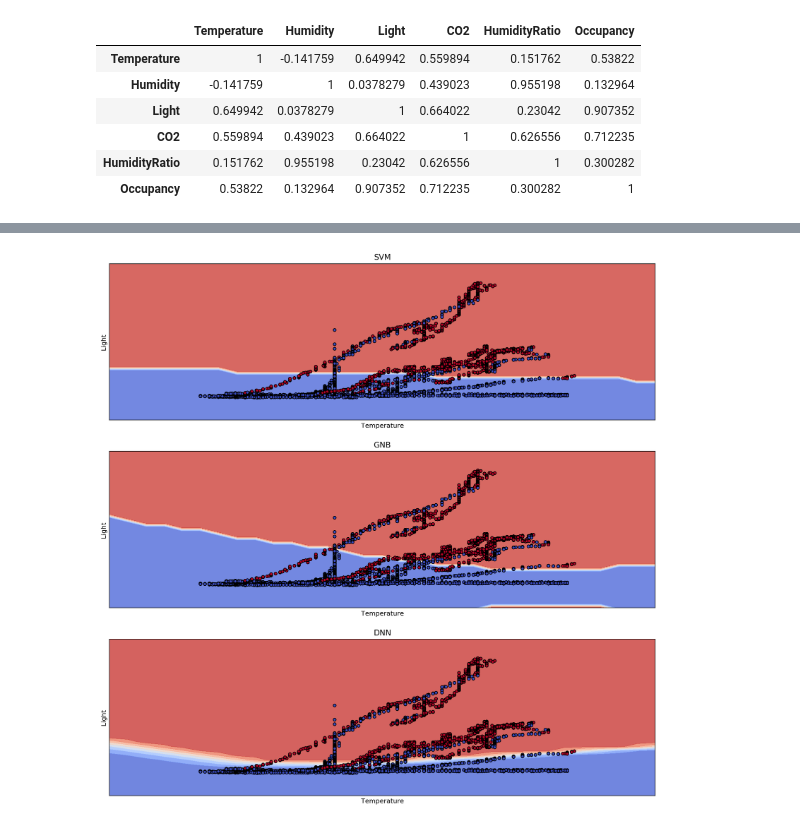
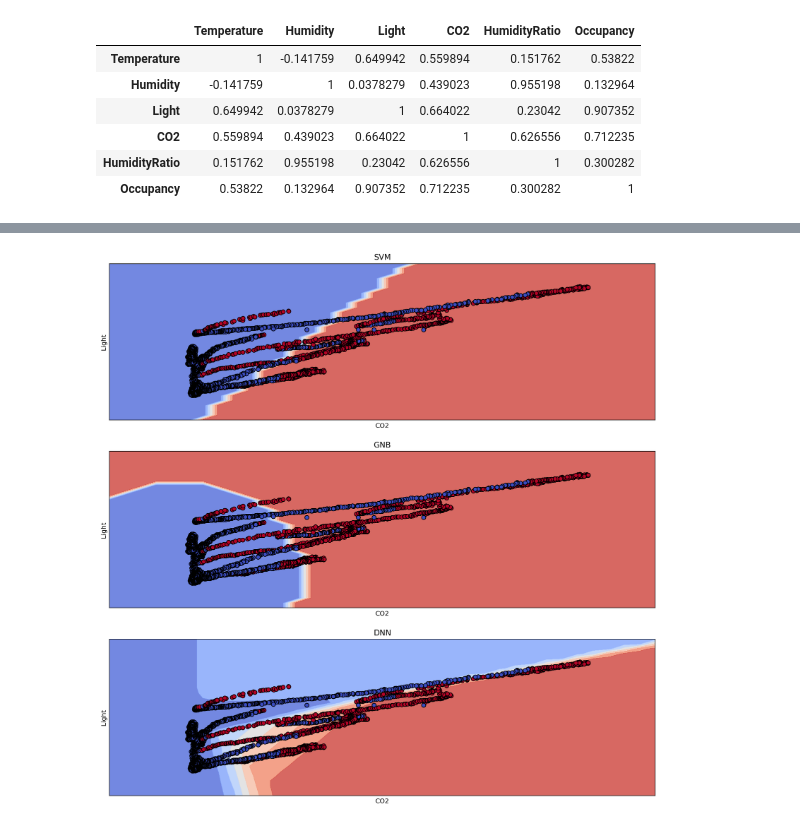
Before and after one commit to Debdeep1998/Backpropagation, a Jupyter notebook: occupancy_detection.ipynb, the cells around one changed output, grey strips where cells are left out. Drawn from its saved outputs; the diff is of its cells as text; code cells hidden in the pictures.

```diff
--- a/occupancy_detection.ipynb
+++ b/occupancy_detection.ipynb
@@ -49,0 +79,21 @@ train.corr(method='pearson').style.background_gradient()
+# %%
+
+for  cols in ['Light','CO2','HumidityRatio']:
+    Q1=x_train[cols].quantile(0.75)
+    Q3=x_train[cols].quantile(0.25)
+    IQR=Q1-Q3
+    x_train[cols]=np.where(x_train[cols]> (Q1 + 1.5*IQR),Q1 + 1.5*IQR,x_train[cols])
+
+
+#Plotting after outlier treatment
+fig, ax = plt.subplots(3, 2, figsize=(10, 10))
+column=0
+row=0
+for cols in x_train.columns:
+    sns.boxplot(x_train[cols],ax=ax[row,column])
+    column+=1
+    if(column==2):
+        row+=1
+        column=0
+
+fig.delaxes(ax[2,1])
@@ -66,8 +118,8 @@ sc=StandardScaler()
 train=train.drop(['Humidity'],axis=1)
 x_train=train.iloc[:,0:-1]
 x_train=sc.fit_transform(x_train)
+x_train_visualize=x_train[:,[2,3]]
 
-x_train_visualize=x_train[:,[0,2]]
 train_label=train.iloc[:,-1]
 
 #test set1
@@ -117,7 +170,7 @@ classifier.add(Dense(units=1,kernel_initializer='random_uniform',activation='sig
 
 classifier.compile(optimizer=op,loss='binary_crossentropy',metrics=['accuracy'])
 
-classifier.fit(x_train,train_label,batch_size=20,epochs=50)
+classifier.fit(x_train,train_label,batch_size=50,epochs=50)
 models['DNN']=classifier
 # %% [output]
 Epoch 1/50
@@ -254,20 +307,20 @@ Epoch 50/50
 # %%
 # Set-up 2x2 grid for plotting.
 fig, sub = plt.subplots(3,1,figsize=(15,15))
 # plt.subplots_adjust(wspace=1.4, hspace=1.4)
 x0,x1=x_train_visualize[:,0],x_train_visualize[:,1]
 xx,yy=make_meshgrid(x0,x1,0.2)
 
 for clf,ax in zip(models1,sub.flatten()):
 
     plot_contours(ax,models1[clf],xx,yy,cmap=plt.cm.coolwarm,alpha=0.8)
-    ax.scatter(x0, x1, c=train_label, cmap=plt.cm.coolwarm, s=20, edgecolors='k')
+    ax.scatter(x0, x1, c=train_label, cmap=plt.cm.coolwarm, s=40, edgecolors='k')
     ax.set_xlim(xx.min(), xx.max())
     ax.set_ylim(yy.min(), yy.max())
-    ax.set_xlabel('Temperature')
+    ax.set_xlabel('CO2')
     ax.set_ylabel('Light')
     ax.set_xticks(())
     ax.set_yticks(())
     ax.set_title(clf)
 # %% [output]
-[figure, old version]
+[figure, new version]
```
Also changed, not shown: parts of 18 cells of this notebook.
